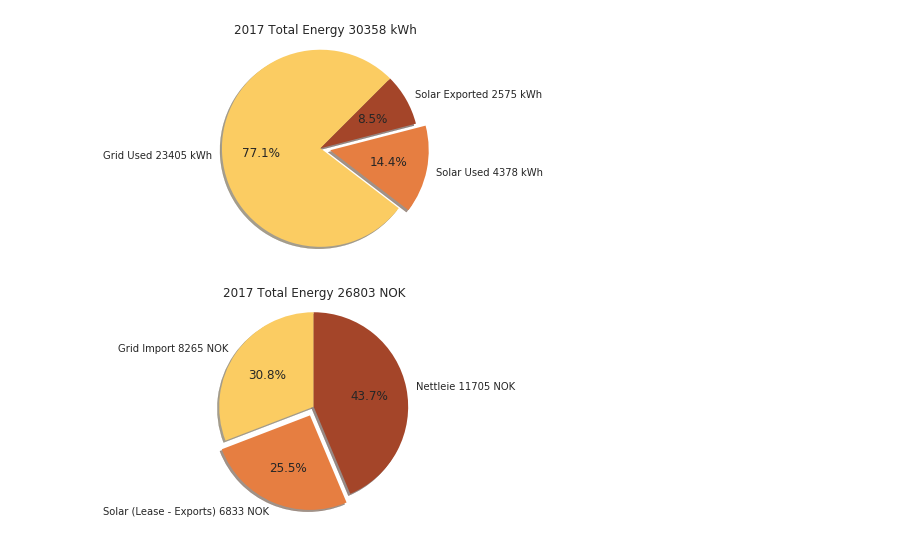
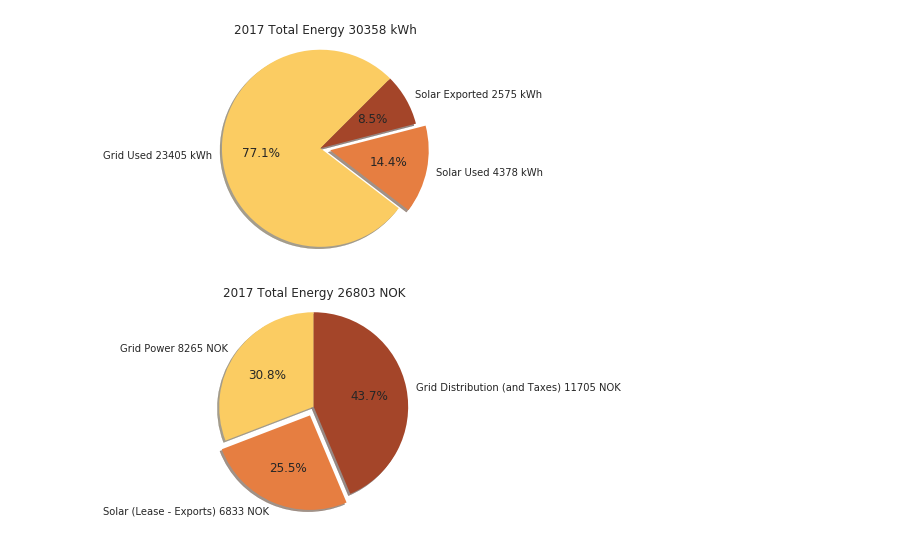
Before and after one commit to linkmic/otovo, a Jupyter notebook: Otovo2017.ipynb, the cells around one changed output. Drawn from its saved outputs; the diff is of its cells as text; code cells hidden in the pictures.

```diff
--- a/Otovo2017.ipynb
+++ b/Otovo2017.ipynb
@@ -618,19 +618,19 @@ plt.show()
 # %%
 # Pie of energy costs by source
 sizes = [df_impexp_m['imp_amount_with_vat'].sum(),
          df_impexp_m['solar_lease_amt'].sum() + df_impexp_m['exp_amount_with_vat'].sum(),
          df_impexp_m['blend_nettleie'].sum()
         ]
 
-labels = 'Grid Import %.0f NOK' % sizes[0], 'Solar (Lease - Exports) %.0f NOK' % sizes[1], 'Nettleie %.0f NOK' % sizes[2]
+labels = 'Grid Power %.0f NOK' % sizes[0], 'Solar (Lease - Exports) %.0f NOK' % sizes[1], 'Grid Distribution (and Taxes) %.0f NOK' % sizes[2]
 
 explode = (0, 0.1, 0)
 
 fig1, ax1 = plt.subplots()
 ax1.pie(sizes, explode=explode, labels=labels, autopct='%1.1f%%',
         shadow=True, startangle=90, colors=['#fbcc62', '#e67e41', '#a44529'])
 ax1.axis('equal')  # Equal aspect ratio ensures that pie is drawn as a circle.
 ax1.set_title('2017 Total Energy %.0f NOK' % (df_impexp_m['blend_total'].sum()))
 plt.show()
 # %% [output]
-[figure, old version]
+[figure, new version]
```
